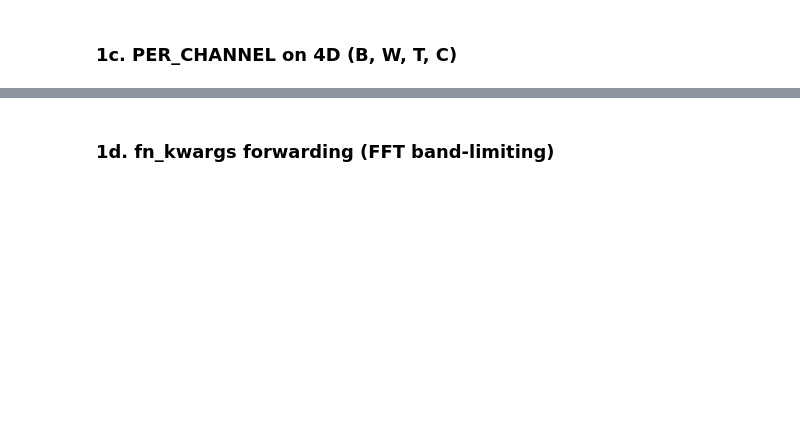
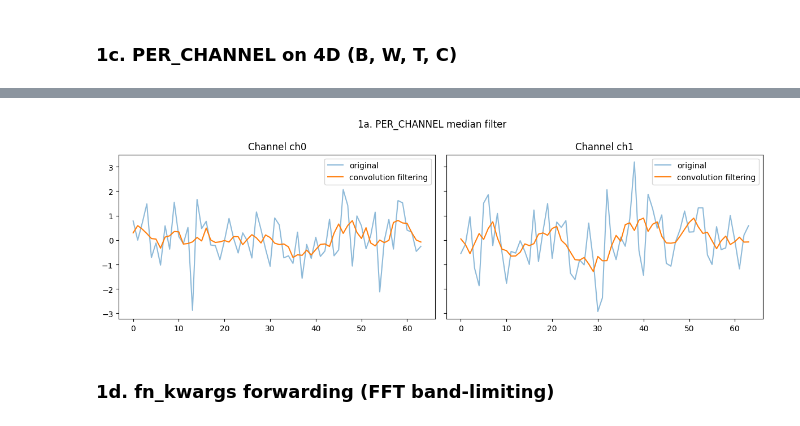
Before and after one commit to kontogiannisg/tensorts, a Jupyter notebook: test_function_transform.ipynb, the cells around one changed output, grey strips where cells are left out. Drawn from its saved outputs; the diff is of its cells as text; code cells hidden in the pictures; blank space fills up the shorter version.

```diff
--- a/test_function_transform.ipynb
+++ b/test_function_transform.ipynb
@@ -28,7 +28,7 @@ ts = TimeTensor(data, dims=(Dim.BATCH, Dim.TIME, Dim.CHANNEL),
                 channels=["acc_x", "acc_y", "acc_z"])
 
 smooth = FunctionTransform(fn=medfilt, scope=Scope.PER_CHANNEL,
-                           fn_kwargs={"kernel_size": 5})
+                           fn_kwargs={"kernel_size": 3})
 ts_smooth = smooth.fit_transform(ts)
 
 print(f"Shape  before: {ts.shape}  -> after: {ts_smooth.shape}")
@@ -79,3 +92,15 @@ assert ts_4d.shape == ts_4d_out.shape
+# %%
+fig, axes = plt.subplots(1, 2, figsize=(12, 4), sharey=True)
+for i, ch in enumerate([0, 1]):
+    axes[i].plot(ts_4d.data[0, 0, :, ch], alpha=0.5, label="original")
+    axes[i].plot(ts_4d_out.data[0, 0, :, ch], label="convolution filtering")
+    axes[i].set_title(f"Channel {ts_4d.channels.names[ch]}")
+    axes[i].legend()
+plt.suptitle("1a. PER_CHANNEL median filter")
+plt.tight_layout()
+plt.show()
+# %% [output]
+[figure, added]
 # %% [markdown]
 ### 1d. fn_kwargs forwarding (FFT band-limiting)
 # %%
```
Also changed, not shown: parts of 35 cells of this notebook.
